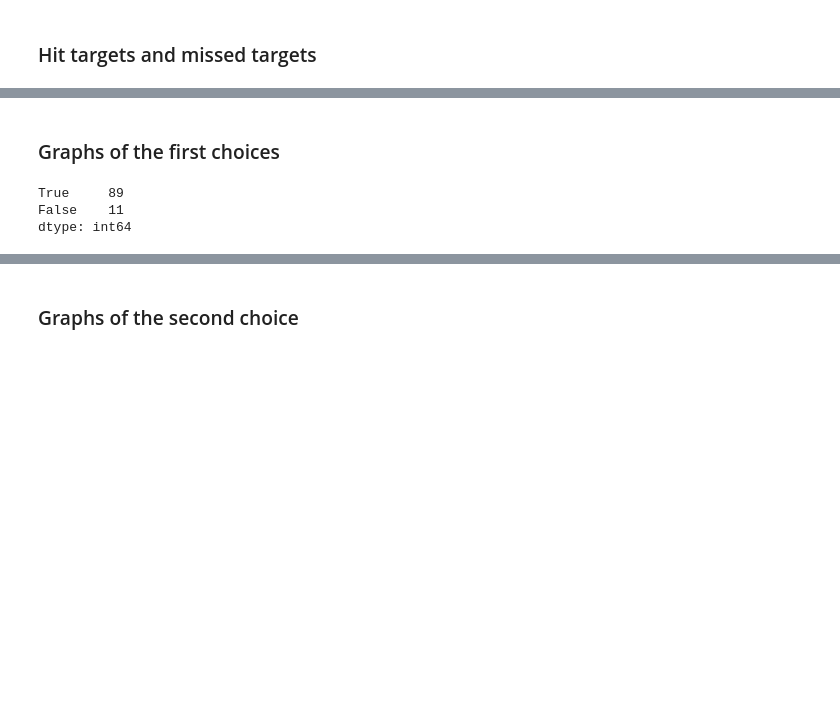
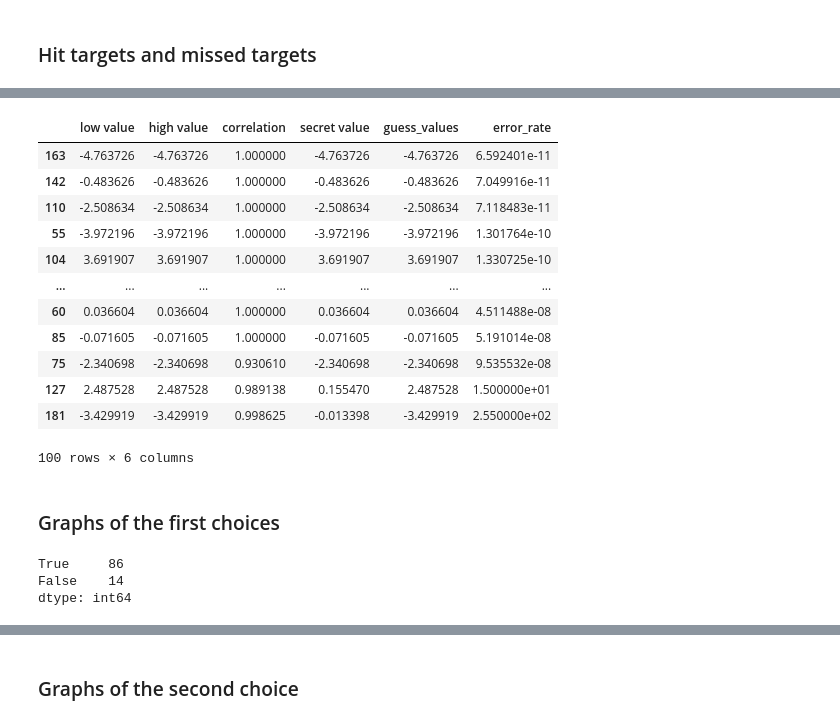
Before and after one commit to mu-triv/DPACv4, a Jupyter notebook: hwp.ipynb, the cells around one changed output, grey strips where cells are left out. Saved outputs shown, nothing was run; the diff lists cells and outputs as text; code cells hidden in the pictures; blank space fills up the shorter version.

Commit message:
update test results

```diff
--- a/hwp.ipynb
+++ b/hwp.ipynb
@@ -179,18 +182,34 @@ if False in counts.index:
+# %%
+df = multiple_results.loc[multiple_results.groupby(SECRET_VALUE)[CORRELATION].idxmax()]
+df['guess_values'] = (df[LOW_VALUE] + df[HIGH_VALUE]) / 2.0
+df['error_rate'] = ((df['guess_values'] - df[SECRET_VALUE])/df[SECRET_VALUE]).abs()
+df.sort_values('error_rate')
+# %% [output]
+|  | low value | high value | correlation | secret value | guess_values | error_rate |
+| 163 | -4.763726 | -4.763726 | 1.000000 | -4.763726 | -4.763726 | 6.592401e-11 |
+| 142 | -0.483626 | -0.483626 | 1.000000 | -0.483626 | -0.483626 | 7.049916e-11 |
+| 110 | -2.508634 | -2.508634 | 1.000000 | -2.508634 | -2.508634 | 7.118483e-11 |
+| 55 | -3.972196 | -3.972196 | 1.000000 | -3.972196 | -3.972196 | 1.301764e-10 |
+| 104 | 3.691907 | 3.691907 | 1.000000 | 3.691907 | 3.691907 | 1.330725e-10 |
+| ... | ... | ... | ... | ... | ... | ... |
+| 60 | 0.036604 | 0.036604 | 1.000000 | 0.036604 | 0.036604 | 4.511488e-08 |
+| 85 | -0.071605 | -0.071605 | 1.000000 | -0.071605 | -0.071605 | 5.191014e-08 |
+| 75 | -2.340698 | -2.340698 | 0.930610 | -2.340698 | -2.340698 | 9.535532e-08 |
+| 127 | 2.487528 | 2.487528 | 0.989138 | 0.155470 | 2.487528 | 1.500000e+01 |
+| 181 | -3.429919 | -3.429919 | 0.998625 | -0.013398 | -3.429919 | 2.550000e+02 |
+100 rows × 6 columns
 # %% [markdown]
 ### Graphs of the first choices
 # %%
 first_choice_results = multiple_results.loc[multiple_results.groupby(SECRET_VALUE)[CORRELATION].idxmax()]
-
-# the number of correct values
-n_correct_values = first_choice_results.apply(lambda x: (x[LOW_VALUE]<=x[SECRET_VALUE]) & (x[SECRET_VALUE]<=x[HIGH_VALUE]), axis=1)
-pprint(n_correct_values.value_counts())
-
 guess_values = (first_choice_results[LOW_VALUE] + first_choice_results[HIGH_VALUE]) / 2.0
 guess_values.index = first_choice_results[SECRET_VALUE]
 guess_values.sort_index(inplace=True)
+error_rate = ((guess_values - guess_values.index)/guess_values.index).abs()
+(error_rate < prescision).value_counts()
 # %% [output]
-True     89
-False    11
+True     86
+False    14
 dtype: int64
 # %%
 ax = guess_values.plot(figsize = (12, 6), marker='.', label='guessed values')
```
Also changed, not shown: parts of 29 cells of this notebook, 2 other files.
